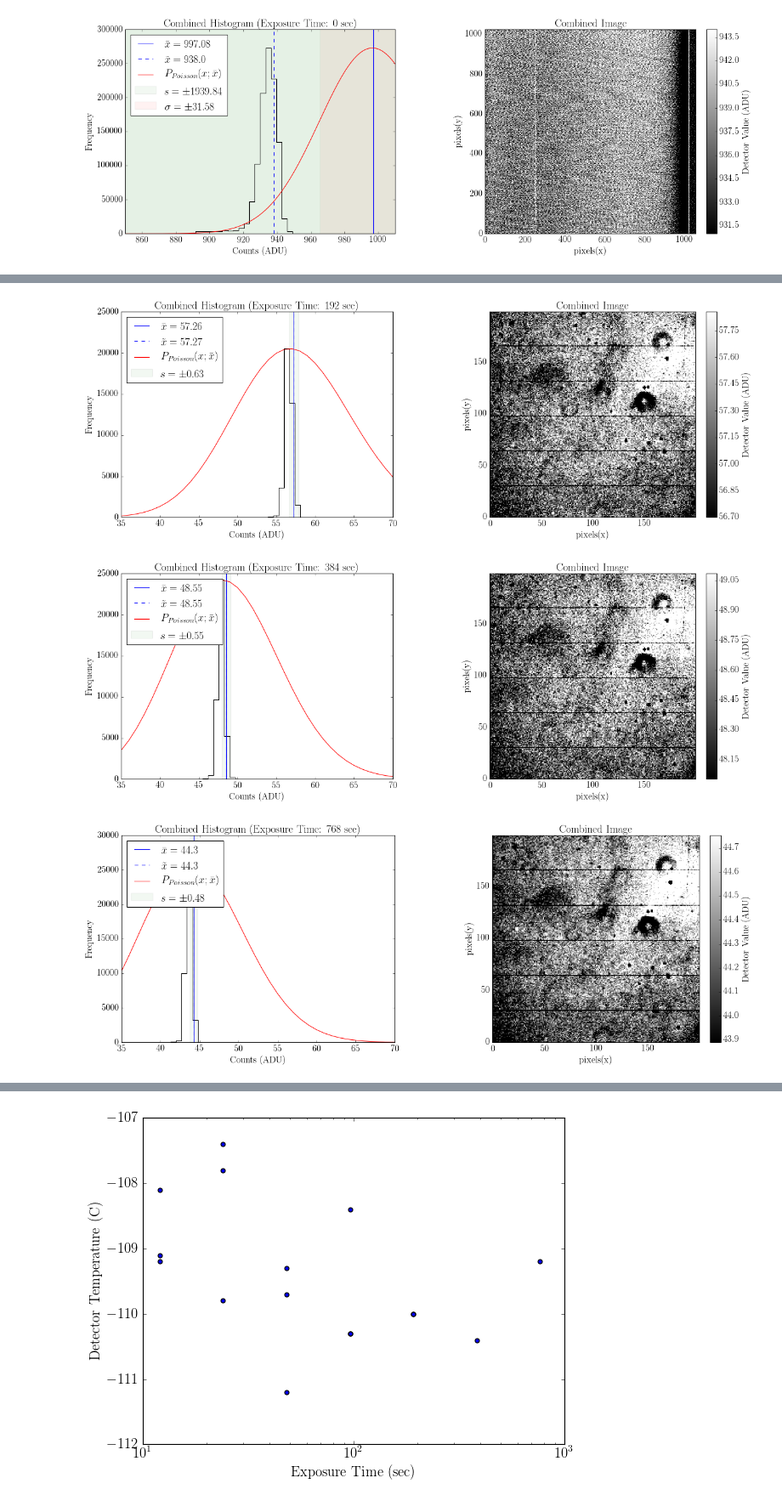
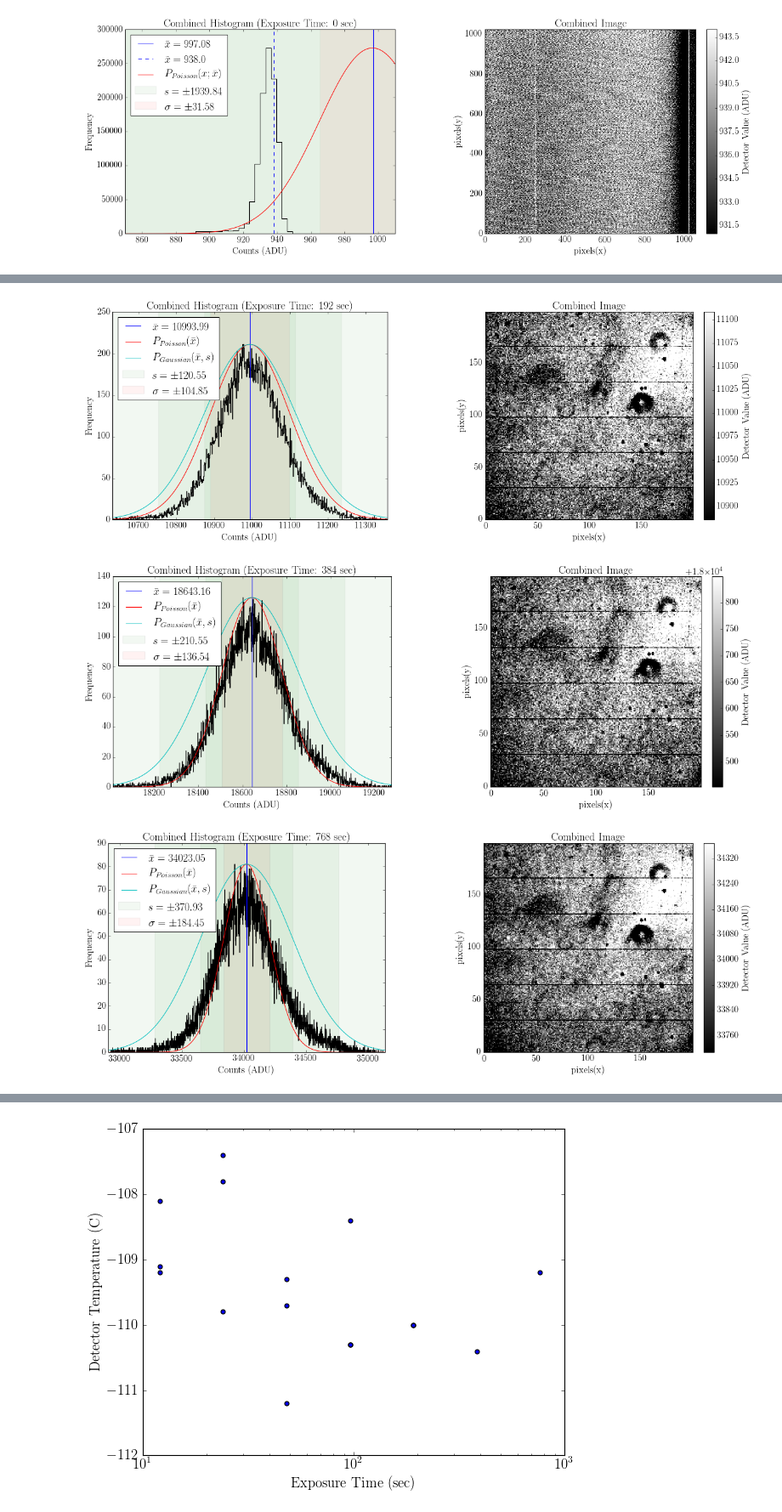
Before and after one commit to jbirky/photonCounting, a Jupyter notebook: analysis.ipynb, the cells around one changed output, grey strips where cells are left out. Shown at 85% size. Drawn from its saved outputs; the diff is of its cells as text; code cells hidden in the pictures.

Commit message:
gaussian

```diff
--- a/analysis.ipynb
+++ b/analysis.ipynb
@@ -172,7 +172,7 @@ def plotAll(array2D, **kwargs):
 
     #mean and median lines
     ax1.axvline(avg, color='b', label=r'$\bar{x}=%s$'%(np.round(avg,2)))
-    ax1.axvline(med, color='b', label=r'$\tilde{x}=%s$'%(np.round(med,2)), linestyle='dashed')
+#     ax1.axvline(med, color='b', label=r'$\tilde{x}=%s$'%(np.round(med,2)), linestyle='dashed')
 
     #sigma levels
     if kwargs.get('show_level', True) == True:
@@ -185,12 +185,17 @@ def plotAll(array2D, **kwargs):
 
     #poisson distribution
     xarray = np.arange(rng[0]-10, rng[1]+10, 1)
-    pdist = poisson.pmf(xarray, avg)
+    pdist = poisson_approx(xarray, avg)
     pdist = max(hist)/max(pdist)*pdist
-    ax1.plot(xarray, pdist, color='r', label=r'$P_{Poisson}(x;\bar{x})$')
-#     std_expected = math.sqrt(avg)
-#     ax1.axvspan(avg - std_expected, avg + std_expected, facecolor='r', alpha=0.05, \
-#                 label=r'$\sigma=\pm %s$'%(np.round(std_expected,2)))
+    ax1.plot(xarray, pdist, color='r', label=r'$P_{Poisson}(\bar{x})$')
+    std_expected = math.sqrt(avg)
+    ax1.axvspan(avg - std_expected, avg + std_expected, facecolor='r', alpha=0.05, \
+                label=r'$\sigma=\pm %s$'%(np.round(std_expected,2)))
+
+    #gaussian distribution
+    gdist = gaussian(xarray, avg, std)
+    gdist = max(hist)/max(gdist)*gdist
+    ax1.plot(xarray, gdist, color='c', label=r'$P_{Gaussian}(\bar{x}, s)$')
 
     ax1.legend(loc='upper left')
     ax1.set_xlabel('Counts (ADU)')
@@ -224,8 +229,10 @@ plotAll(bias_2D, rng=[850,1010], nbins=50, exp=0, save_dir='writeup/plots/')
 files = natsorted(os.listdir('data/'))[1:]
 exp_times = np.array([int(f.split('exp')[1]) for f in files])
 
+window = [(450,450), (200,200)]
+
 #combined frames, and combined frames in counts per second
-frames, cps = [], []
+counts, counts_ps = [], []
 for exp in exp_times:
 
     #Read frames, combine, and subtract combined bias frame
@@ -236,10 +243,12 @@ for exp in exp_times:
     array2D_cps = array2D/exp
 
     #cut out safe part of image
-    cut = Cutout2D(array2D_cps, (450,450), (200,200)).data
+    cut = Cutout2D(array2D, window[0], window[1]).data
+    cut_cps = Cutout2D(array2D_cps, window[0], window[1]).data
 
-    frames.append(cut.flatten())
+    counts.append(cut.flatten())
+    counts_ps.append(cut_cps.flatten())
 
     #Plot histogram and image & save to .png
-    plotAll(cut, sigma=1, rng=[35,70], nbins=50, exp=exp, save_dir='writeup/plots/', show_level=True)
+    plotAll(cut, sigma=3, exp=exp, show_level=True, save_dir='writeup/plots/')
 # %% [output]
@@ -252,4 +261,4 @@ for exp in exp_times:
-[figure, old version]
+[figure, new version]
-[figure, old version]
+[figure, new version]
-[figure, old version]
+[figure, new version]
 # %%
```
Also changed, not shown: parts of 5 cells of this notebook.
